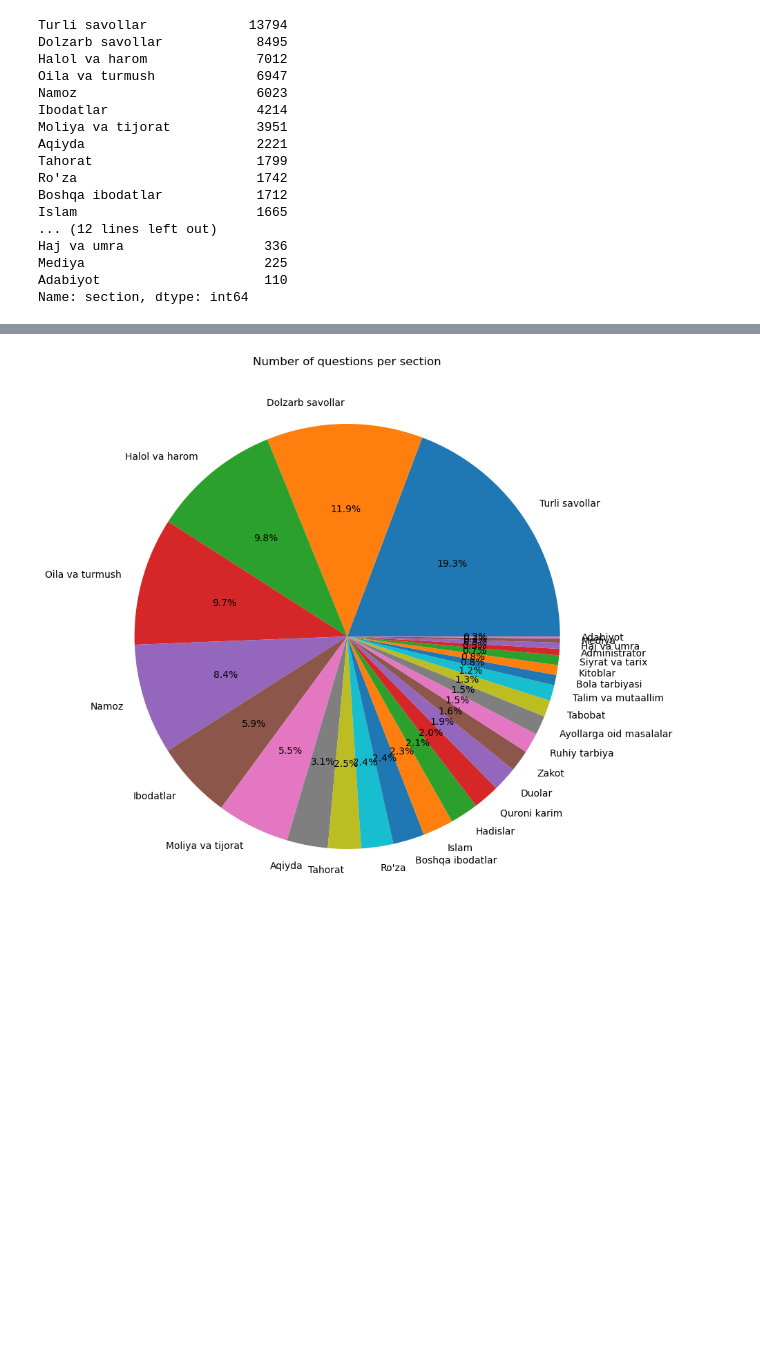
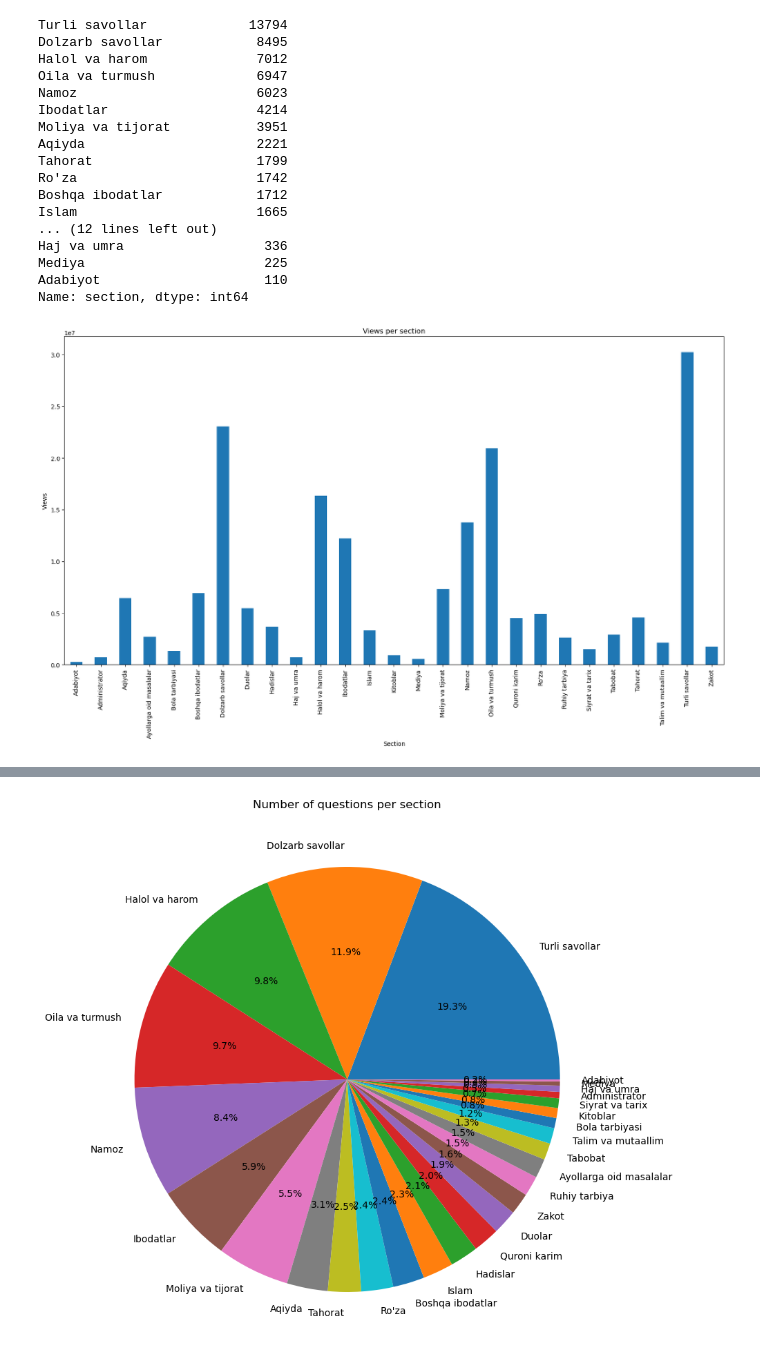
Before and after one commit to Abubakr1710/Data-Analysis-for-savollar.islom.uz, a Jupyter notebook: Web_Scraping/final_data_processing.ipynb, the cells around one changed output, grey strips where cells are left out. Drawn from its saved outputs; the diff is of its cells as text; code cells hidden in the pictures; blank space fills up the shorter version.

```diff
--- a/Web_Scraping/final_data_processing.ipynb
+++ b/Web_Scraping/final_data_processing.ipynb
@@ -151,3 +152,8 @@ Haj va umra                  336
 Mediya                       225
 Adabiyot                     110
 Name: section, dtype: int64
+# %%
+#counting views per section
+data.groupby('section')['views'].sum()
+# %% [output]
+[figure, added]
```
Also changed, not shown: parts of 5 cells of this notebook.
